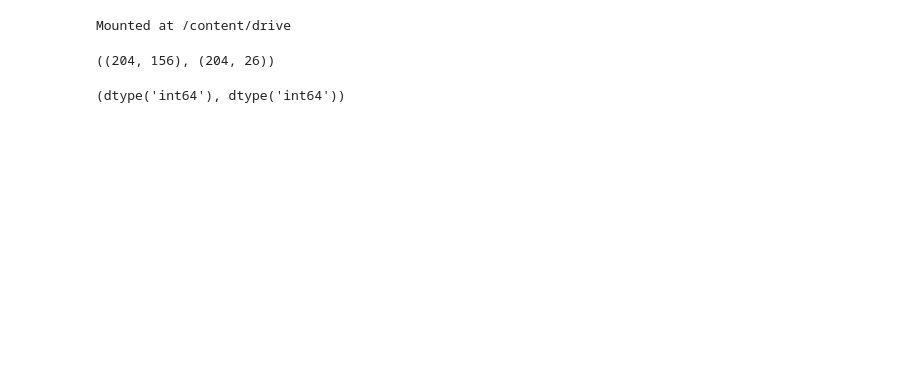
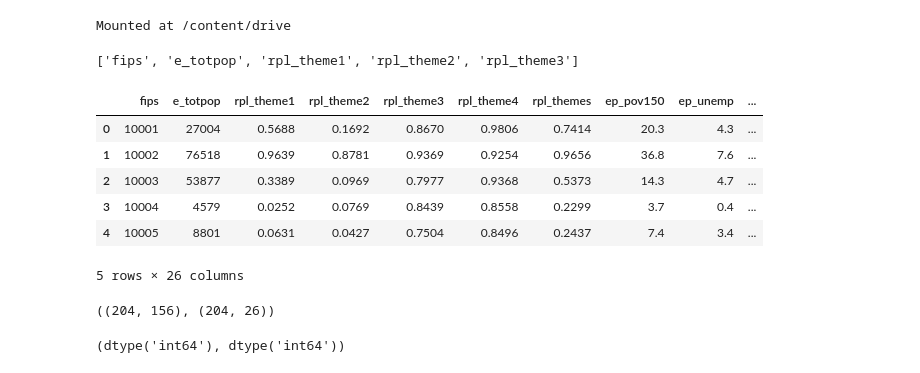
Before and after one commit to simaoalicechen/NYC_Landlord_Behavior_Analysis_Project, a Jupyter notebook: Part_2_merging_SVI_bbl_evictions_covid.ipynb, the cells around one changed output. Drawn from its saved outputs; the diff is of its cells as text; code cells hidden in the pictures; blank space fills up the shorter version.

```diff
--- a/Part_2_merging_SVI_bbl_evictions_covid.ipynb
+++ b/Part_2_merging_SVI_bbl_evictions_covid.ipynb
@@ -20,6 +20,8 @@ import warnings
 warnings.filterwarnings('ignore')
 
 %matplotlib inline
+# %%
+pd.set_option('display.max_columns', None)
 # %%
 from google.colab import drive
 drive.mount('/content/drive')
@@ -34,13 +36,28 @@ bbl_evictions_df = pd.read_csv(file_path1)
 # %%
 svi_df = pd.read_csv(file_path2)
 # %%
-svi_simplified = svi_df[['FIPS', 'E_TOTPOP',
-                        'RPL_THEME1', 'RPL_THEME2', 'RPL_THEME3', 'RPL_THEME4', 'RPL_THEMES',
-                        'EP_POV150', 'EP_UNEMP', 'EP_NOHSDP', 'EP_UNINSUR',
-                        'EP_AGE65', 'EP_AGE17', 'EP_DISABL', 'EP_LIMENG',
-                        'EP_NOVEH', 'EP_CROWD', 'EP_HBURD',
-                        'EP_AFAM', 'EP_HISP', 'EP_ASIAN', 'EP_AIAN', 'EP_NHPI',
-                        'EP_TWOMORE', 'EP_OTHERRACE', 'EP_MINRTY']]
+columns_list = ['FIPS', 'E_TOTPOP', 'RPL_THEME1', 'RPL_THEME2', 'RPL_THEME3', 'RPL_THEME4', 'RPL_THEMES',
+               'EP_POV150', 'EP_UNEMP', 'EP_NOHSDP', 'EP_UNINSUR','EP_AGE65', 'EP_AGE17', 'EP_DISABL', 'EP_LIMENG',
+               'EP_NOVEH', 'EP_CROWD', 'EP_HBURD','EP_AFAM', 'EP_HISP', 'EP_ASIAN', 'EP_AIAN', 'EP_NHPI', 'EP_TWOMORE',
+                'EP_OTHERRACE', 'EP_MINRTY']
+# %%
+# the cleaned svi df has changed all columns to lower case, so we will do it here too.
+lowercase_columns = [col.lower() for col in columns_list]
+# %%
+lowercase_columns[:5]
+# %% [output]
+['fips', 'e_totpop', 'rpl_theme1', 'rpl_theme2', 'rpl_theme3']
+# %%
+svi_simplified = svi_df[lowercase_columns]
+svi_simplified.head()
+# %% [output]
+|  | fips | e_totpop | rpl_theme1 | rpl_theme2 | rpl_theme3 | rpl_theme4 | rpl_themes | ep_pov150 | ep_unemp | ... |
+| 0 | 10001 | 27004 | 0.5688 | 0.1692 | 0.8670 | 0.9806 | 0.7414 | 20.3 | 4.3 | ... |
+| 1 | 10002 | 76518 | 0.9639 | 0.8781 | 0.9369 | 0.9254 | 0.9656 | 36.8 | 7.6 | ... |
+| 2 | 10003 | 53877 | 0.3389 | 0.0969 | 0.7977 | 0.9368 | 0.5373 | 14.3 | 4.7 | ... |
+| 3 | 10004 | 4579 | 0.0252 | 0.0769 | 0.8439 | 0.8558 | 0.2299 | 3.7 | 0.4 | ... |
+| 4 | 10005 | 8801 | 0.0631 | 0.0427 | 0.7504 | 0.8496 | 0.2437 | 7.4 | 3.4 | ... |
+5 rows × 26 columns
 # %%
 svi_df.shape, svi_simplified.shape
 # %% [output]
```
Also changed, not shown: parts of 23 cells of this notebook.
